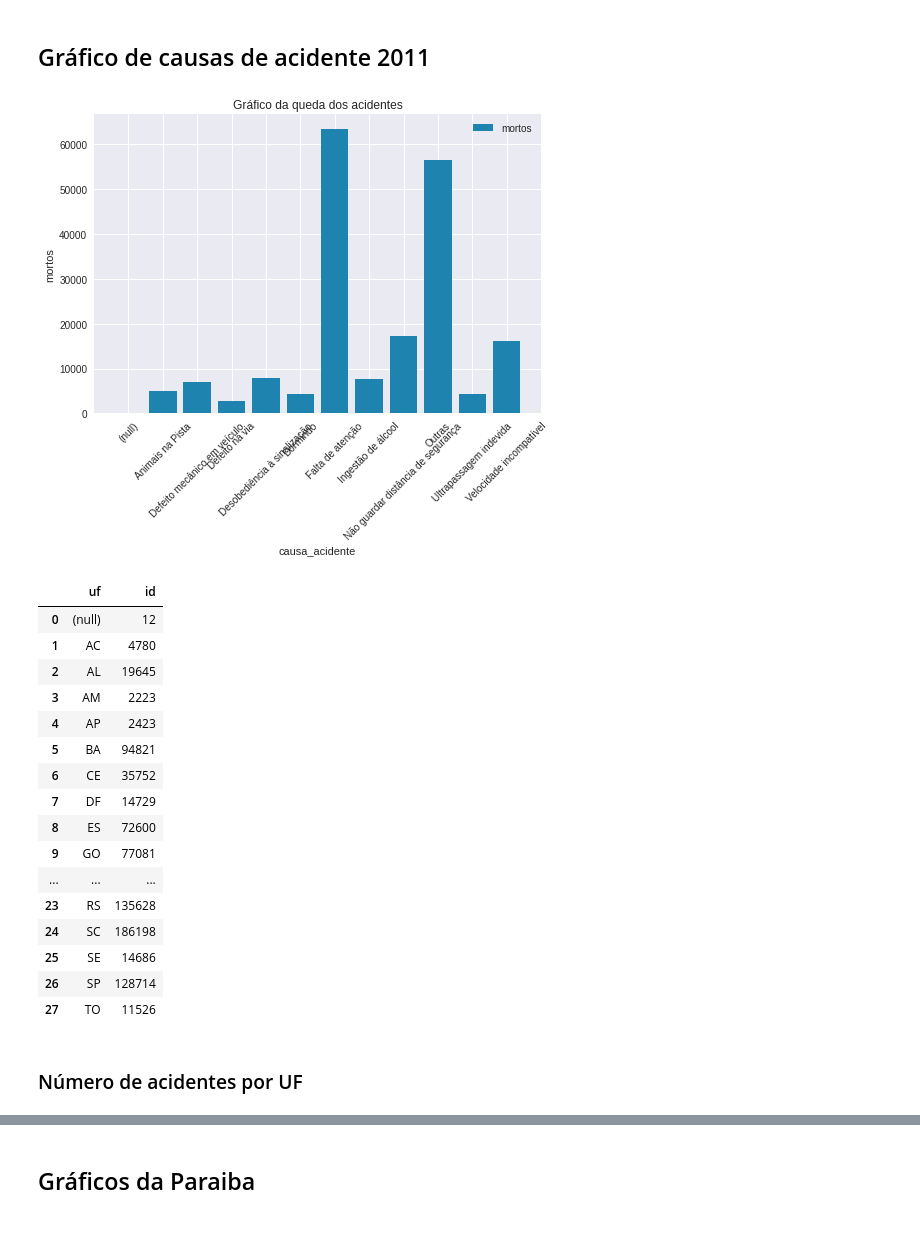
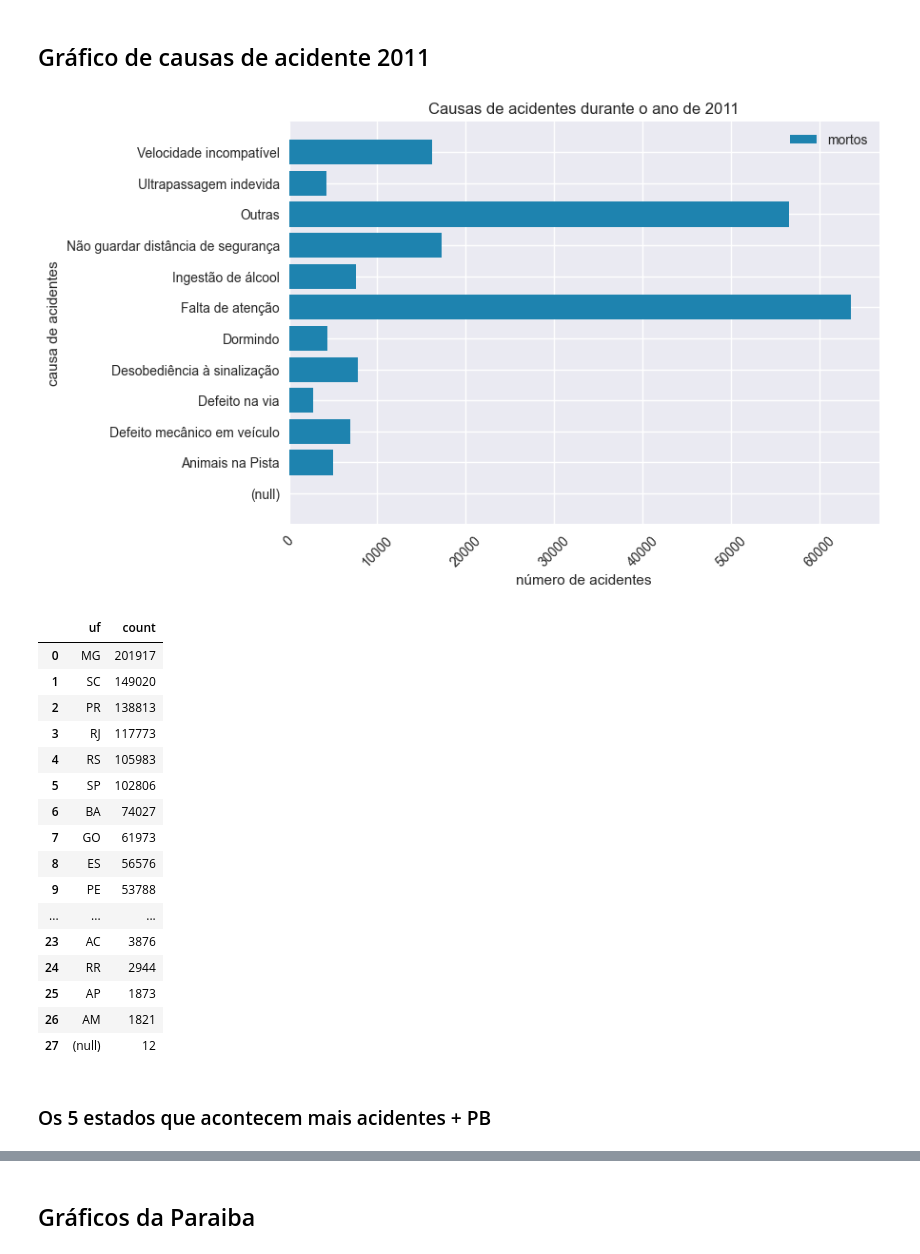
Before and after one commit to raphael720/Projetos_VD, a Jupyter notebook: Projeto_01/Data_V.ipynb, the cells around one changed output, grey strips where cells are left out. Cells and saved outputs as stored; diff of their text form; code cells hidden in the pictures.

Commit message:
changes in simple plot

```diff
--- a/Projeto_01/Data_V.ipynb
+++ b/Projeto_01/Data_V.ipynb
@@ -43,3 +43,4 @@ for file in files:
 
 df_final = pd.concat(dataframes, ignore_index=True)
 df_sem_duplicatas = df_final.drop_duplicates(subset='id')
+df_sem_duplicatas['count'] = 1
@@ -152,30 +178,40 @@ grafico_simples(df_sem_duplicatas.groupby(['ano']).count().reset_index(), 'ano',
 # %% [markdown]
 ## Gráfico de causas de acidente 2011
 # %%
-df_graph = df_sem_duplicatas.loc[df_sem_duplicatas['ano'] == 2011].groupby('causa_acidente')['mortos'].count().reset_index()
-grafico_simples(df_graph, 'causa_acidente', 'mortos', 'Gráfico de causas de acidente 2011')
+df_graph = df_sem_duplicatas.loc[df_sem_duplicatas['ano'] == 2011].groupby('causa_acidente')['count'].sum().reset_index()
+#grafico_simples(df_graph, 'causa_acidente', 'mortos', 'Gráfico de causas de acidente 2011')
+
+plt.title('Causas de acidentes durante o ano de 2011')
+plt.barh(df_graph['causa_acidente'], df_graph['count'].values, color=my_blue, label='mortos')
+plt.legend(loc="upper right")
+plt.xlabel('número de acidentes')
+plt.ylabel('causa de acidentes')
+plt.xticks(rotation=45)
+plt.show()
 # %% [output]
-[figure, old version]
+[figure, new version]
 # %%
-df_sem_duplicatas.groupby('uf')['id'].count().reset_index()
+acidentes_by_uf = df_sem_duplicatas.groupby('uf')['count'].sum().reset_index()
+acidentes_by_uf = acidentes_by_uf.sort_values('count', ascending=False).reset_index(drop=True)
+acidentes_by_uf
 # %% [output]
-|  | uf | id |
-| 0 | (null) | 12 |
-| 1 | AC | 4780 |
-| 2 | AL | 19645 |
-| 3 | AM | 2223 |
-| 4 | AP | 2423 |
-| 5 | BA | 94821 |
-| 6 | CE | 35752 |
-| 7 | DF | 14729 |
-| 8 | ES | 72600 |
-| 9 | GO | 77081 |
+|  | uf | count |
+| 0 | MG | 201917 |
+| 1 | SC | 149020 |
+| 2 | PR | 138813 |
+| 3 | RJ | 117773 |
+| 4 | RS | 105983 |
+| 5 | SP | 102806 |
+| 6 | BA | 74027 |
+| 7 | GO | 61973 |
+| 8 | ES | 56576 |
+| 9 | PE | 53788 |
 | ... | ... | ... |
-| 23 | RS | 135628 |
-| 24 | SC | 186198 |
-| 25 | SE | 14686 |
-| 26 | SP | 128714 |
-| 27 | TO | 11526 |
+| 23 | AC | 3876 |
+| 24 | RR | 2944 |
+| 25 | AP | 1873 |
+| 26 | AM | 1821 |
+| 27 | (null) | 12 |
 # %% [markdown]
-### Número de acidentes por UF
+### Os 5 estados que acontecem mais acidentes + PB
 # %%
```
Also changed, not shown: parts of 23 cells of this notebook.
